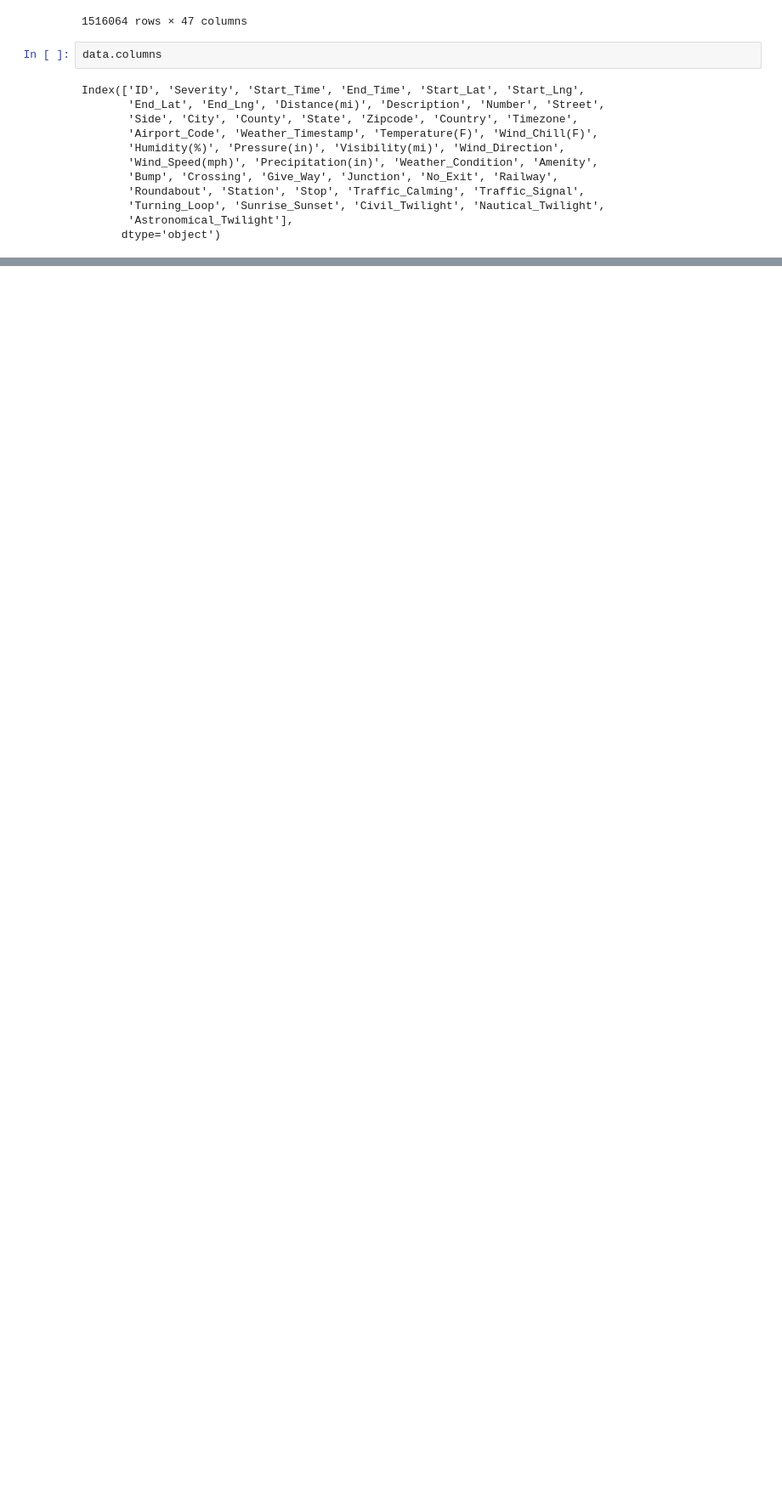
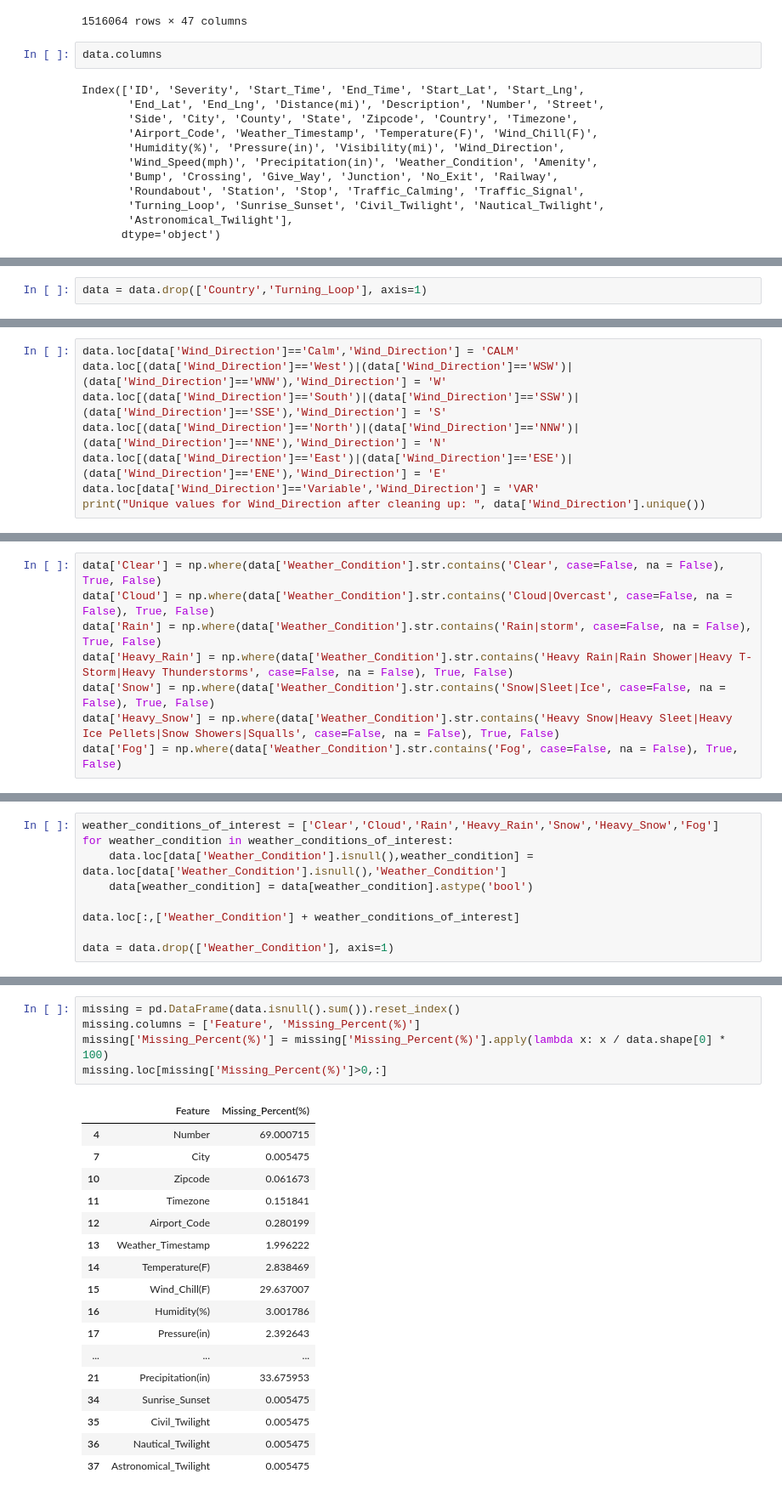
Before and after one commit to Utsav-Patel/USA-Accidents-Severity-Predictions, a Jupyter notebook: Data Exploration.ipynb, the cells around one changed output, grey strips where cells are left out. Shown: that part at 85% size. Saved outputs shown, nothing was run; the diff lists cells and outputs as text; blank space fills up the shorter version.

Commit message:
added data cleaning to notebook

```diff
--- a/Data Exploration.ipynb
+++ b/Data Exploration.ipynb
@@ -33,0 +99,2 @@ Index(['ID', 'Severity', 'Start_Time', 'End_Time', 'Start_Lat', 'Start_Lng',
+# %%
+data = data.drop(['Country','Turning_Loop'], axis=1)
@@ -33,0 +139,8 @@ Index(['ID', 'Severity', 'Start_Time', 'End_Time', 'Start_Lat', 'Start_Lng',
+# %%
+data.loc[data['Wind_Direction']=='Calm','Wind_Direction'] = 'CALM'
+data.loc[(data['Wind_Direction']=='West')|(data['Wind_Direction']=='WSW')|(data['Wind_Direction']=='WNW'),'Wind_Direction'] = 'W'
+data.loc[(data['Wind_Direction']=='South')|(data['Wind_Direction']=='SSW')|(data['Wind_Direction']=='SSE'),'Wind_Direction'] = 'S'
+data.loc[(data['Wind_Direction']=='North')|(data['Wind_Direction']=='NNW')|(data['Wind_Direction']=='NNE'),'Wind_Direction'] = 'N'
+data.loc[(data['Wind_Direction']=='East')|(data['Wind_Direction']=='ESE')|(data['Wind_Direction']=='ENE'),'Wind_Direction'] = 'E'
+data.loc[data['Wind_Direction']=='Variable','Wind_Direction'] = 'VAR'
+print("Unique values for Wind_Direction after cleaning up: ", data['Wind_Direction'].unique())
@@ -33,0 +177,8 @@ Index(['ID', 'Severity', 'Start_Time', 'End_Time', 'Start_Lat', 'Start_Lng',
+# %%
+data['Clear'] = np.where(data['Weather_Condition'].str.contains('Clear', case=False, na = False), True, False)
+data['Cloud'] = np.where(data['Weather_Condition'].str.contains('Cloud|Overcast', case=False, na = False), True, False)
+data['Rain'] = np.where(data['Weather_Condition'].str.contains('Rain|storm', case=False, na = False), True, False)
+data['Heavy_Rain'] = np.where(data['Weather_Condition'].str.contains('Heavy Rain|Rain Shower|Heavy T-Storm|Heavy Thunderstorms', case=False, na = False), True, False)
+data['Snow'] = np.where(data['Weather_Condition'].str.contains('Snow|Sleet|Ice', case=False, na = False), True, False)
+data['Heavy_Snow'] = np.where(data['Weather_Condition'].str.contains('Heavy Snow|Heavy Sleet|Heavy Ice Pellets|Snow Showers|Squalls', case=False, na = False), True, False)
+data['Fog'] = np.where(data['Weather_Condition'].str.contains('Fog', case=False, na = False), True, False)
@@ -33,0 +187,9 @@ Index(['ID', 'Severity', 'Start_Time', 'End_Time', 'Start_Lat', 'Start_Lng',
+# %%
+weather_conditions_of_interest = ['Clear','Cloud','Rain','Heavy_Rain','Snow','Heavy_Snow','Fog']
+for weather_condition in weather_conditions_of_interest:
+    data.loc[data['Weather_Condition'].isnull(),weather_condition] = data.loc[data['Weather_Condition'].isnull(),'Weather_Condition']
+    data[weather_condition] = data[weather_condition].astype('bool')
+
+data.loc[:,['Weather_Condition'] + weather_conditions_of_interest]
+
+data = data.drop(['Weather_Condition'], axis=1)
@@ -33,0 +198,23 @@ Index(['ID', 'Severity', 'Start_Time', 'End_Time', 'Start_Lat', 'Start_Lng',
+# %%
+missing = pd.DataFrame(data.isnull().sum()).reset_index()
+missing.columns = ['Feature', 'Missing_Percent(%)']
+missing['Missing_Percent(%)'] = missing['Missing_Percent(%)'].apply(lambda x: x / data.shape[0] * 100)
+missing.loc[missing['Missing_Percent(%)']>0,:]
+# %% [output]
+|  | Feature | Missing_Percent(%) |
+| 4 | Number | 69.000715 |
+| 7 | City | 0.005475 |
+| 10 | Zipcode | 0.061673 |
+| 11 | Timezone | 0.151841 |
+| 12 | Airport_Code | 0.280199 |
+| 13 | Weather_Timestamp | 1.996222 |
+| 14 | Temperature(F) | 2.838469 |
+| 15 | Wind_Chill(F) | 29.637007 |
+| 16 | Humidity(%) | 3.001786 |
+| 17 | Pressure(in) | 2.392643 |
+| ... | ... | ... |
+| 21 | Precipitation(in) | 33.675953 |
+| 34 | Sunrise_Sunset | 0.005475 |
+| 35 | Civil_Twilight | 0.005475 |
+| 36 | Nautical_Twilight | 0.005475 |
+| 37 | Astronomical_Twilight | 0.005475 |
```
Also changed, not shown: parts of 26 cells of this notebook.
